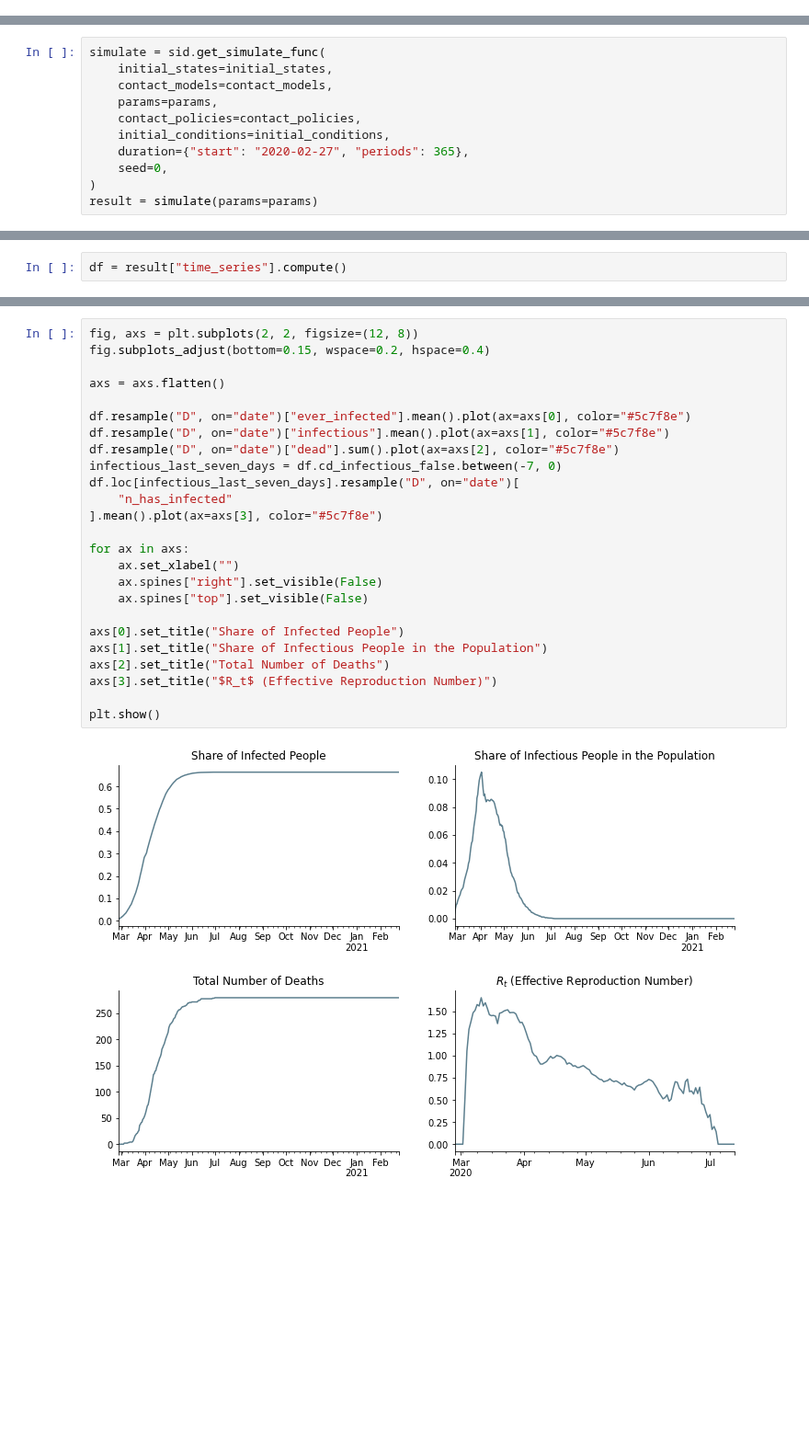
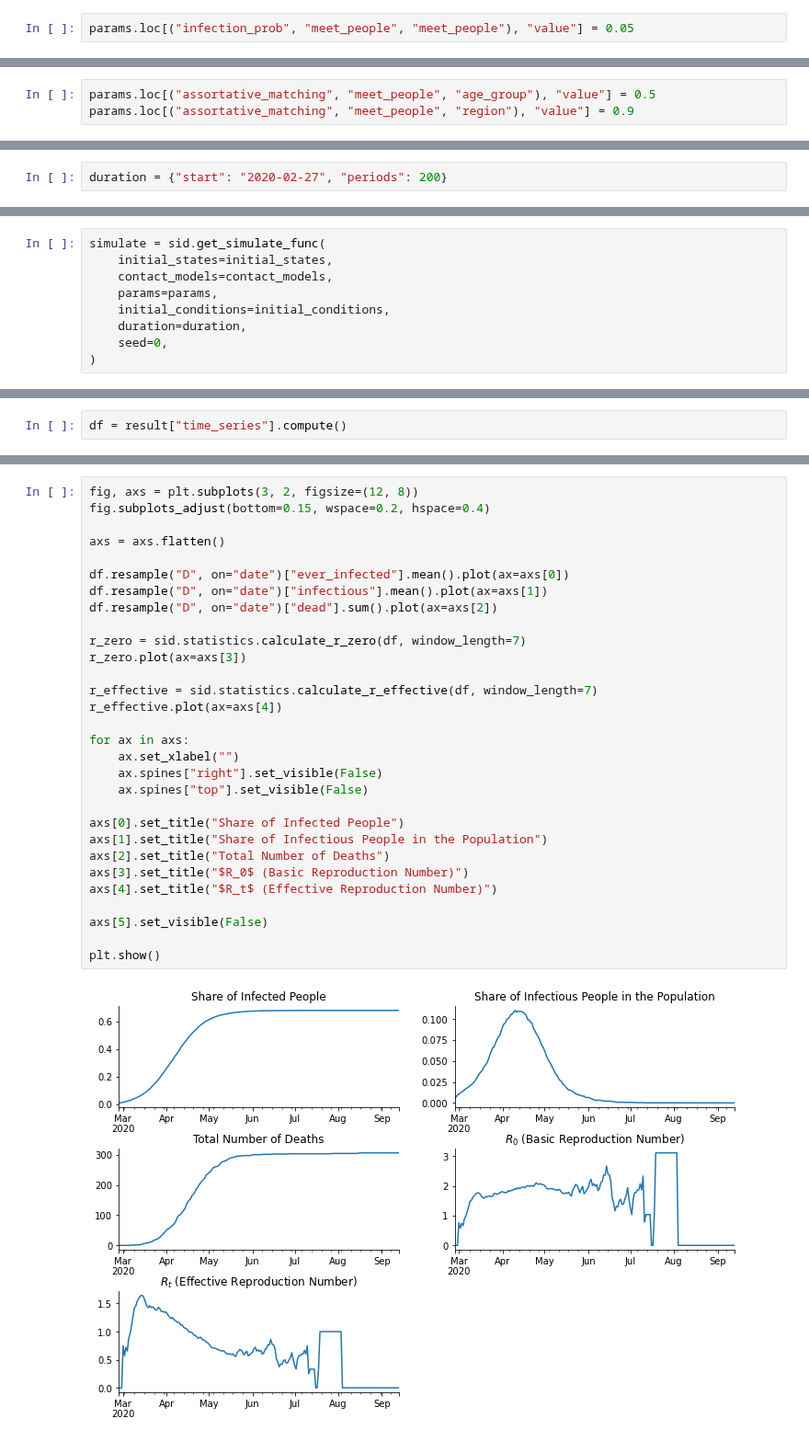
Before and after one commit to covid-19-impact-lab/sid, a Jupyter notebook: docs/source/tutorials/how_to_simulate.ipynb, the cells around one changed output, grey strips where cells are left out. Shown at 92% size. Drawn from its saved outputs; the diff is of its cells as text; blank space fills up the shorter version.

```diff
--- a/docs/source/tutorials/how_to_simulate.ipynb
+++ b/docs/source/tutorials/how_to_simulate.ipynb
@@ -155,0 +126,2 @@ Finally, there must be some initial infections in our population. This is specif
+# %%
+params.loc[("infection_prob", "meet_people", "meet_people"), "value"] = 0.05
@@ -155,0 +132,3 @@ Finally, there must be some initial infections in our population. This is specif
+# %%
+params.loc[("assortative_matching", "meet_people", "age_group"), "value"] = 0.5
+params.loc[("assortative_matching", "meet_people", "region"), "value"] = 0.9
@@ -161,0 +155,2 @@ We are going to simulate this population for 200 periods.
+# %%
+duration = {"start": "2020-02-27", "periods": 200}
@@ -164,9 +161,7 @@ simulate = sid.get_simulate_func(
     initial_states=initial_states,
     contact_models=contact_models,
     params=params,
-    contact_policies=contact_policies,
     initial_conditions=initial_conditions,
-    duration={"start": "2020-02-27", "periods": 365},
+    duration=duration,
     seed=0,
 )
-result = simulate(params=params)
@@ -206,27 +209,32 @@ Let us take a look at various statistics of the sample.
 # %%
-fig, axs = plt.subplots(2, 2, figsize=(12, 8))
+fig, axs = plt.subplots(3, 2, figsize=(12, 8))
 fig.subplots_adjust(bottom=0.15, wspace=0.2, hspace=0.4)
 
 axs = axs.flatten()
 
-df.resample("D", on="date")["ever_infected"].mean().plot(ax=axs[0], color="#5c7f8e")
-df.resample("D", on="date")["infectious"].mean().plot(ax=axs[1], color="#5c7f8e")
-df.resample("D", on="date")["dead"].sum().plot(ax=axs[2], color="#5c7f8e")
-infectious_last_seven_days = df.cd_infectious_false.between(-7, 0)
-df.loc[infectious_last_seven_days].resample("D", on="date")[
-    "n_has_infected"
-].mean().plot(ax=axs[3], color="#5c7f8e")
+df.resample("D", on="date")["ever_infected"].mean().plot(ax=axs[0])
+df.resample("D", on="date")["infectious"].mean().plot(ax=axs[1])
+df.resample("D", on="date")["dead"].sum().plot(ax=axs[2])
+
+r_zero = sid.statistics.calculate_r_zero(df, window_length=7)
+r_zero.plot(ax=axs[3])
+
+r_effective = sid.statistics.calculate_r_effective(df, window_length=7)
+r_effective.plot(ax=axs[4])
 
 for ax in axs:
     ax.set_xlabel("")
     ax.spines["right"].set_visible(False)
     ax.spines["top"].set_visible(False)
 
 axs[0].set_title("Share of Infected People")
 axs[1].set_title("Share of Infectious People in the Population")
 axs[2].set_title("Total Number of Deaths")
-axs[3].set_title("$R_t$ (Effective Reproduction Number)")
+axs[3].set_title("$R_0$ (Basic Reproduction Number)")
+axs[4].set_title("$R_t$ (Effective Reproduction Number)")
+
+axs[5].set_visible(False)
 
 plt.show()
 # %% [output]
-[figure, old version]
+[figure, new version]
```
Also changed, not shown: parts of 54 cells of this notebook, 27 other files.
